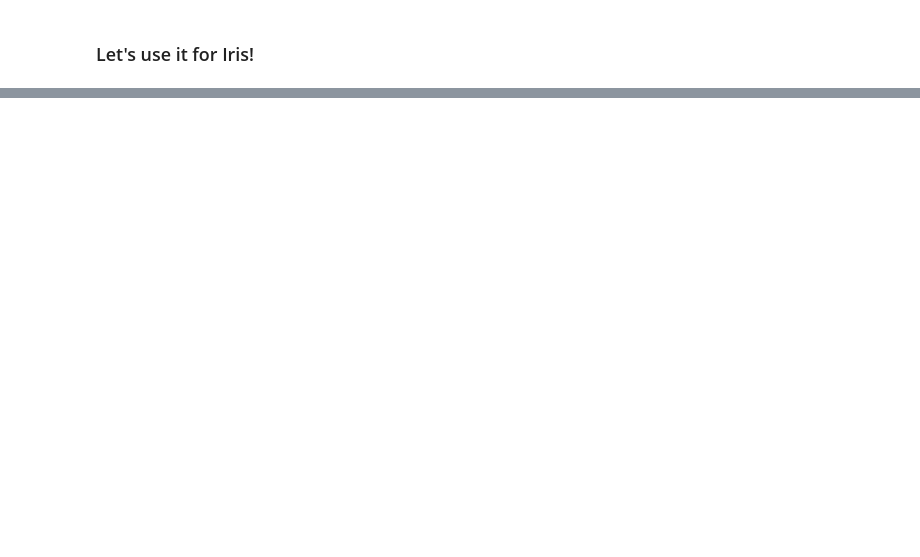
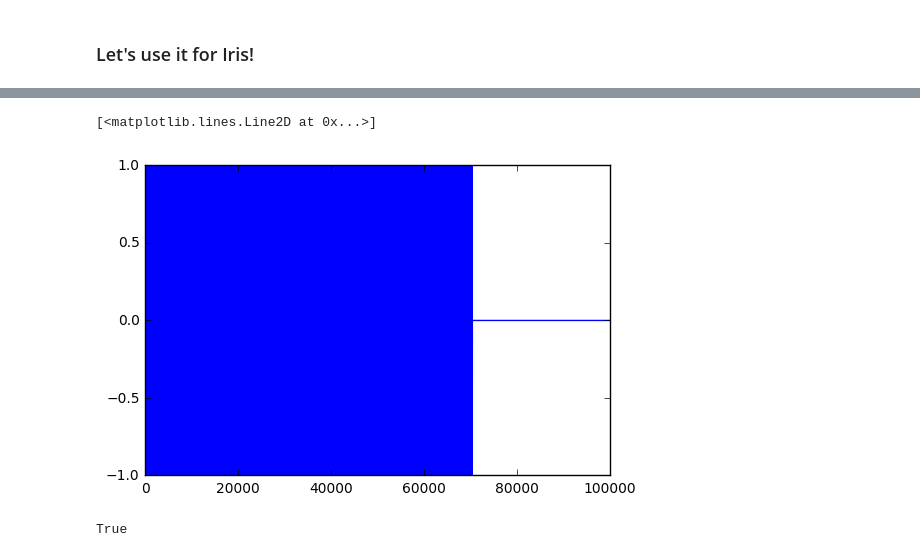
Before and after one commit to AbstractGeek/rusmalai-ncbs, a Jupyter notebook: perceptrons.ipynb, the cells around one changed output, grey strips where cells are left out. Cells and saved outputs as stored; diff of their text form; code cells hidden in the pictures; blank space fills up the shorter version.

```diff
--- a/perceptrons.ipynb
+++ b/perceptrons.ipynb
@@ -163,0 +167,16 @@ plt.ylabel('Sepal width')
+# %%
+from pylab import plot, ylim
+ylim([-1,1])
+plot(errors)
+# %% [output]
+[<matplotlib.lines.Line2D at 0x...>]
+[figure, added]
+# %%
+# Perceptron calculation
+plant_class = ((X[:,0] * w[0] + X[:,1] * w[1] + w[2]) > theta) + 0
+
+# Compare
+correctly_classified = np.all(plant_class == Y)
+correctly_classified
+# %% [output]
+True
```
Also changed, not shown: parts of 8 cells of this notebook.
